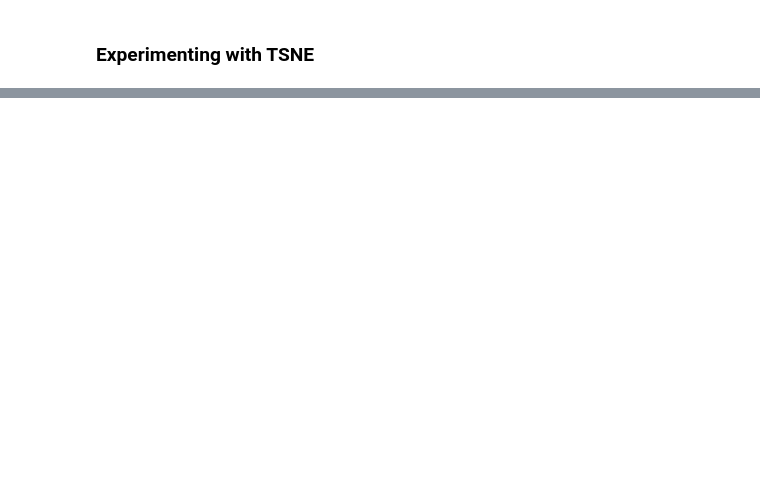
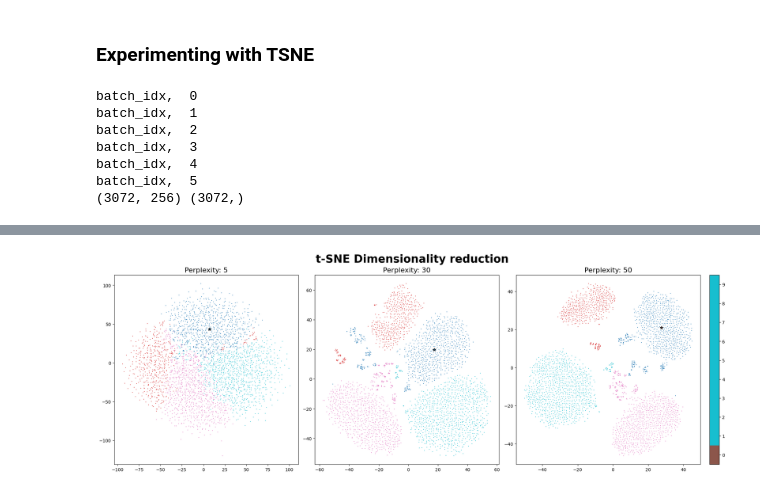
Before and after one commit to Trudes808/RF-Models-CAM-Evaluation, a Jupyter notebook: tsne_testbench.ipynb, the cells around one changed output, grey strips where cells are left out. Cells and saved outputs as stored; diff of their text form; code cells hidden in the pictures; blank space fills up the shorter version.

Commit message:
tsne plotting working, small plotting bug with color

```diff
--- a/tsne_testbench.ipynb
+++ b/tsne_testbench.ipynb
@@ -74,6 +76,7 @@ if __name__ == "__main__":
                           apply_noise=args.noise,
                           out_mode=args.out_mode)
     dataloader = DataLoader(ds_test, batch_size=args.worker_batch_size, shuffle=False)
+    dataloader_aug = DataLoader(ds_test, batch_size=args.worker_batch_size, shuffle=False)
 # %% [markdown]
 ### Load model
 # %%
@@ -102,13 +123,15 @@ from sklearn.manifold import TSNE
 import itertools
 import cuml
 # Function to extract features from the last fully connected layer before softmax
-def extract_features(model, data_loader):
+def extract_features(model, data_loader, aug_idx=None):
     features = []
     labels = []
     samples_to_run=5
     i=0
     with torch.no_grad():
-        for data, target in data_loader:
+        for batch_idx, (data, target) in enumerate(data_loader):
+            batch_size = len(data)
+            print("batch_idx, ", batch_idx)
             # Ensure data is converted to float and moved to the correct device
             data = data.float().to(model.device)  # Convert data to float here
             # Get the output from the last fully connected layer (fc1)
@@ -123,11 +146,48 @@ def extract_features(model, data_loader):
             x = model.relu3(x)
             # x= model.fc2(x)
             # x=model.logSoftmax(x)
+
             features.append(x.cpu().numpy())
             labels.append(target.numpy())
-            if i > samples_to_run:
+            if i >= samples_to_run:
                 break
             i+=1
+    #run augmented sample as well if available
+    if aug_idx is not None:
+        data, target = data_loader.dataset[aug_idx]
+        # Convert data to torch tensor and ensure it has the correct shape
+        if isinstance(data, np.ndarray):
+            data = torch.from_numpy(data).float()
+        else:
+            data = data.float()
+
+        # Check the device of the model
+        device = next(model.parameters()).device
+        # Move the tensor to the same device as the model
+        data = data.to(device)
+
+        # Ensure the input shape matches the model's expected dimensions
+        if len(data.shape) == 2:
+            data = data.unsqueeze(0)
+        elif len(data.shape) == 1:
+            data = data.unsqueeze(0).unsqueeze(0)
+
+        # Get the output from the last fully connected layer (fc1)
+        x = model.conv1(data)
+        x = model.relu1(x)
+        x = model.maxpool1(x)
+        x = model.conv2(x)
+        x = model.relu2(x)
+        x = model.maxpool2(x)
+        x = torch.flatten(x, 1)
+        x = model.fc1(x)
+        x = model.relu3(x)
+        # x = model.fc2(x)
+        # x = model.logSoftmax(x)
+
+        features.append(x.cpu().detach().numpy())
+        labels.append(target.numpy() if isinstance(target, torch.Tensor) else np.array([target]))
+
     features = np.concatenate(features, axis=0)
     labels = np.concatenate(labels, axis=0)
     return features, labels
@@ -150,3 +210,11 @@ cbar = fig.colorbar(scatter, boundaries=np.arange(11)-0.5, location='right')
 cbar.set_ticks(np.arange(10))
 cbar.set_ticklabels(np.arange(10))
 plt.show()
+# %% [output]
+batch_idx,  0
+batch_idx,  1
+batch_idx,  2
+batch_idx,  3
+batch_idx,  4
+batch_idx,  5
+(3072, 256) (3072,)
@@ -153 +222,2 @@ plt.show()
+[figure, added]
 # %%
```
Also changed, not shown: parts of 4 cells of this notebook, 2 other files.
